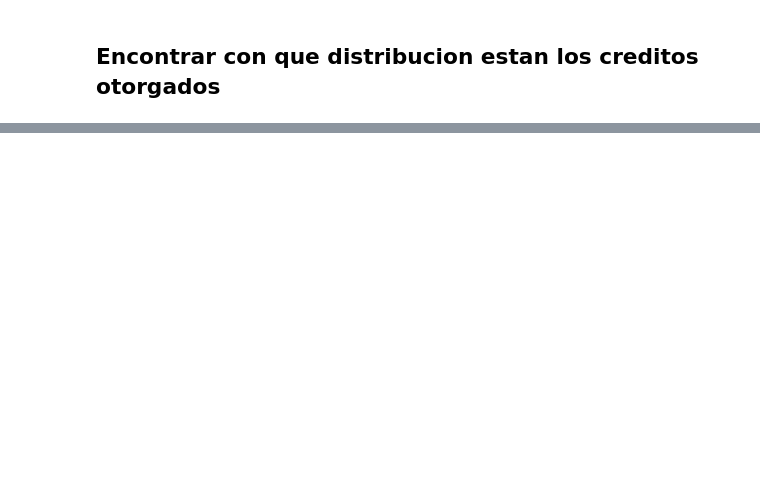
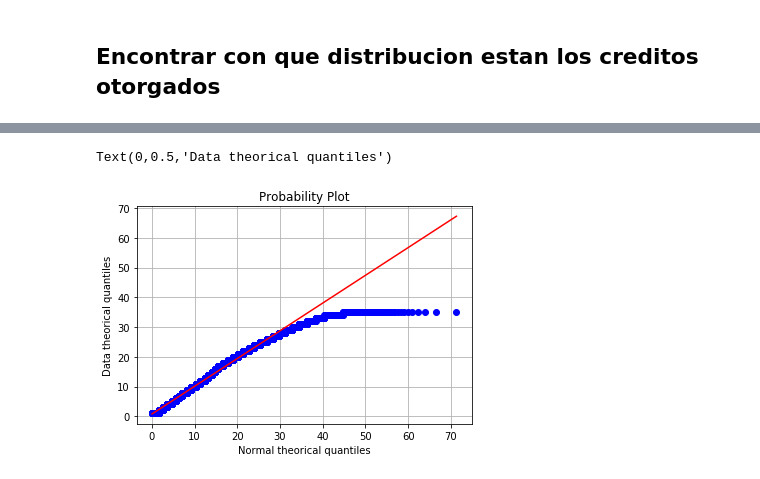
Before and after one commit to agui197/proyecto_modulo1, a Jupyter notebook: Solucion problema 3/Profit_Loss model.ipynb, the cells around one changed output, grey strips where cells are left out. Drawn from its saved outputs; the diff is of its cells as text; code cells hidden in the pictures; blank space fills up the shorter version.

```diff
--- a/Solucion problema 3/Profit_Loss model.ipynb
+++ b/Solucion problema 3/Profit_Loss model.ipynb
@@ -174,3 +178,11 @@ Text(0,0.5,'Data theorical quantiles')
+# %%
+res = st.probplot(data['loangrade'],dist=st.erlang,sparams=(a,loc,scale), plot=plt)
+plt.grid()
+plt.xlabel('Normal theorical quantiles')
+plt.ylabel('Data theorical quantiles')
+# %% [output]
+Text(0,0.5,'Data theorical quantiles')
+[figure, added]
 # %%
 a=1
 b=10
```
Also changed, not shown: parts of 15 cells of this notebook.
